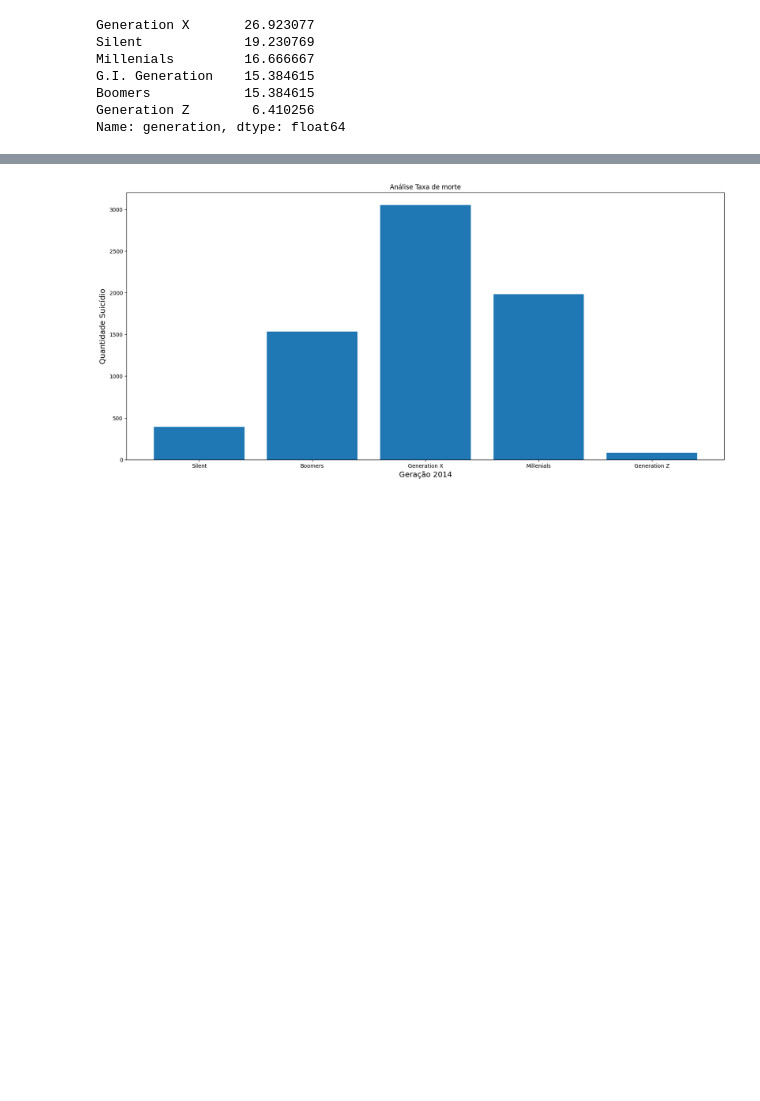
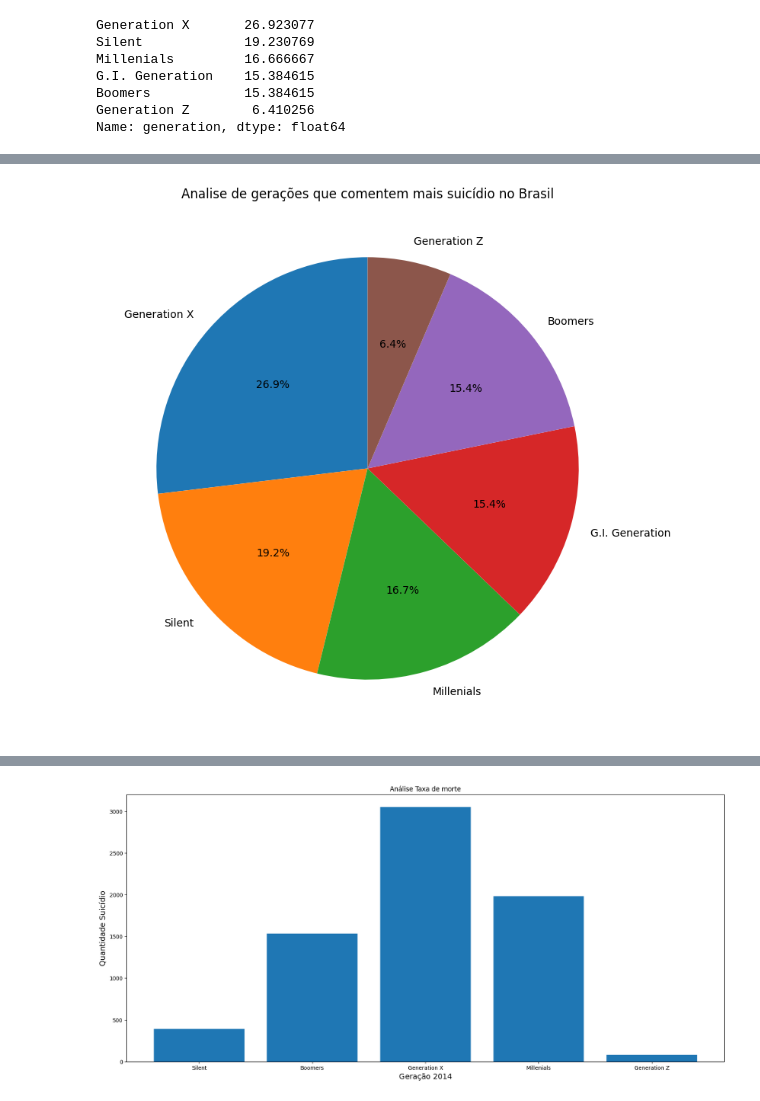
Before and after one commit to vitorhssouza/-Suicide-Rate-Project, a Jupyter notebook: taxa_suicidio.ipynb, the cells around one changed output, grey strips where cells are left out. Drawn from its saved outputs; the diff is of its cells as text; code cells hidden in the pictures; blank space fills up the shorter version.

```diff
--- a/taxa_suicidio.ipynb
+++ b/taxa_suicidio.ipynb
@@ -293,0 +298,6 @@ Name: generation, dtype: float64
+# %%
+# Análise de geração
+
+analise_geracoes_brasil = round(brasil['generation'].value_counts( normalize = True) * 100, 2)
+
+analise_geracoes_brasil
@@ -293,0 +312,12 @@ Name: generation, dtype: float64
+# %%
+# Visualizando gerações com maior taxa de suicídio no brasil
+plt.figure(figsize=(20, 9))
+plt.title('Analise de gerações que comentem mais suicídio no Brasil')
+plt.pie(
+    analise_geracoes_brasil,
+    labels = analise_geracoes_brasil.index,
+    startangle=90,
+    autopct='%1.1f%%'
+);
+# %% [output]
+[figure, added]
```
Also changed, not shown: parts of 11 cells of this notebook.
